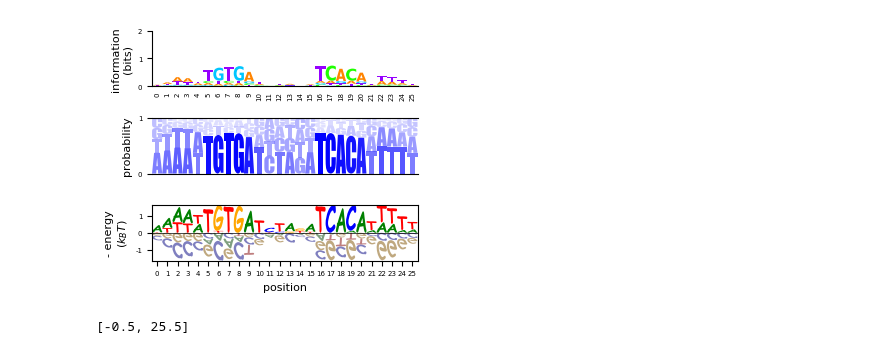
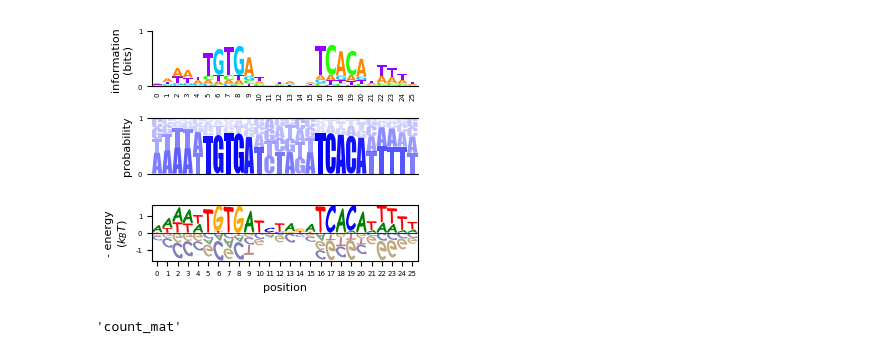
Before and after one commit to jbkinney/logomaker, a Jupyter notebook: test_anylogo.ipynb, the cells around one changed output. Saved outputs shown, nothing was run; the diff lists cells and outputs as text; code cells hidden in the pictures.

Commit message:
Added logomaker_type tag to dataframes returned by logomaker, as well as ability to read this type in Logo() and transform_mat

```diff
--- a/test_anylogo.ipynb
+++ b/test_anylogo.ipynb
@@ -17,37 +17,34 @@ counts_mat.to_csv('crp_counts_mat.txt', sep='\t', float_format='%d')
 # %%
 import matplotlib as mpl
 mpl.rcParams['lines.linewidth'] = .5
 mpl.rcParams['font.size'] = 5
 mpl.rcParams['axes.labelsize'] = 8
 
 # Make information logo
 # THIS INFORMATION LOGO IS NOT RENDERING PROPERLY
-logo1 = logomaker.Logo(mat=counts_mat, mat_type='count_mat', font_weight='bold',
-             logo_type='info_logo', color_scheme='gist_rainbow', logo_style='classic')
+logo1 = logomaker.Logo(mat=counts_mat, font_weight='bold',
+             logo_type='info_logo', color_scheme='gist_rainbow',
+             logo_style='classic', ylim=[0,1])
 
 # Make frequency logo
-logo2 = logomaker.Logo(mat=counts_mat, mat_type='count_mat', font_family='Impact',
+logo2 = logomaker.Logo(mat=counts_mat, font_family='Impact',
              logo_type='freq_logo', color_scheme='blue', logo_style='rails',
              stack_order='small_on_top', use_transparency=True)
 
 # Make energy logo
-logo3 = logomaker.Logo(mat=counts_mat, mat_type='count_mat', font_family='Comic Sans MS',
+logo3 = logomaker.Logo(mat=counts_mat, font_family='Comic Sans MS',
              font_weight='bold',
              logo_type='energy_logo', neg_flip=True,
              logo_style='everything',
              color_scheme='classic')
 
 # Draw logos
 fig, ax_list = plt.subplots(3, figsize=[3.3,2.8])
 logo1.draw(ax_list[0])
 logo2.draw(ax_list[1])
 logo3.draw(ax_list[2])
 
 fig.tight_layout(h_pad=2)
 fig.savefig('logos.pdf')
 # %% [output]
-[figure, old version]
+[figure, new version]
-# %%
-logo1.xlim
-# %% [output]
-[-0.5, 25.5]
@@ -53,0 +53,4 @@ logo1.xlim
+# %%
+counts_mat.logomaker_type
+# %% [output]
+'count_mat'
```
Also changed, not shown: parts of 2 cells of this notebook, 2 other files.
